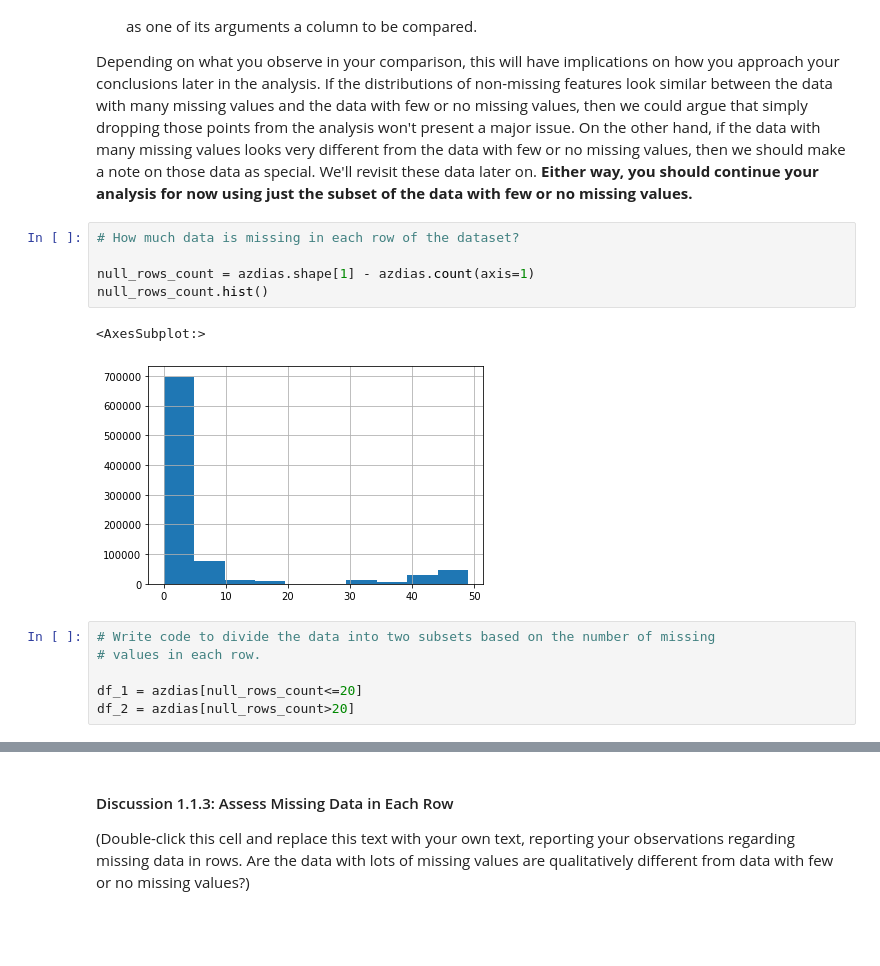
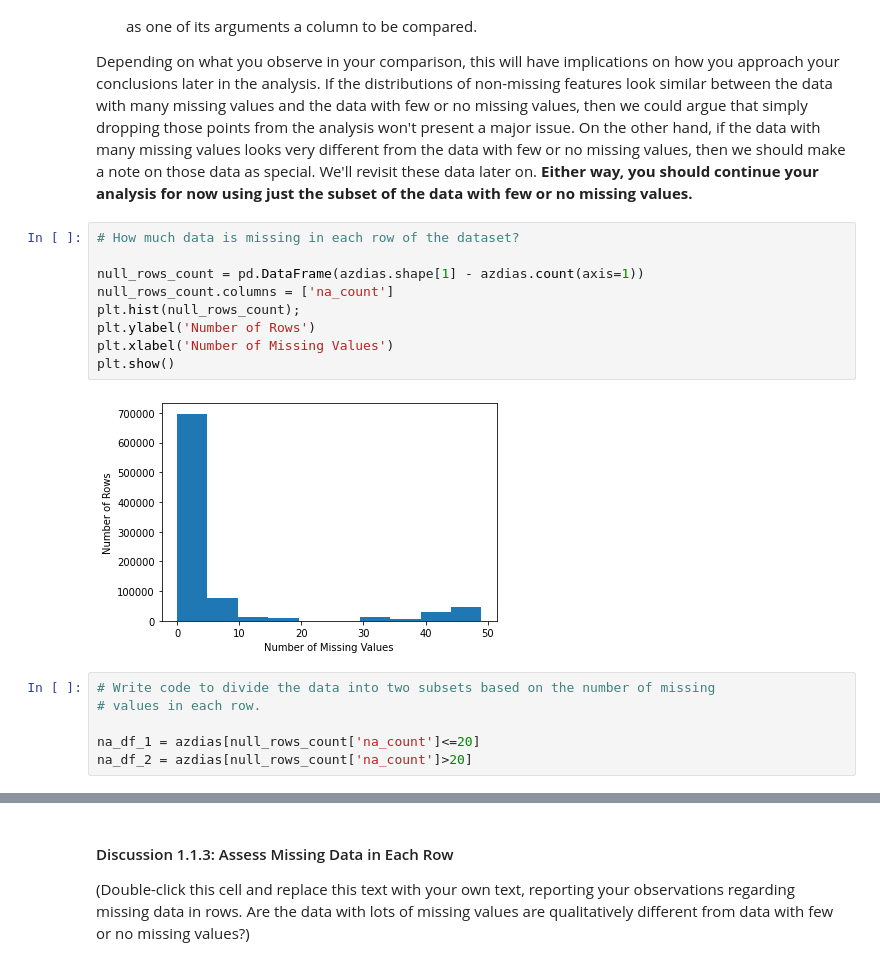
Before and after one commit to maleksaati/Identify_Customer_Segments, a Jupyter notebook: Identify_Customer_Segments.ipynb, the cells around one changed output, grey strips where cells are left out. Drawn from its saved outputs; the diff is of its cells as text; blank space fills up the shorter version.

```diff
--- a/Identify_Customer_Segments.ipynb
+++ b/Identify_Customer_Segments.ipynb
@@ -230,17 +230,20 @@ Depending on what you observe in your comparison, this will have implications on
 # %%
 # How much data is missing in each row of the dataset?
 
-null_rows_count = azdias.shape[1] - azdias.count(axis=1)
-null_rows_count.hist()
+null_rows_count = pd.DataFrame(azdias.shape[1] - azdias.count(axis=1))
+null_rows_count.columns = ['na_count']
+plt.hist(null_rows_count);
+plt.ylabel('Number of Rows')
+plt.xlabel('Number of Missing Values')
+plt.show()
 # %% [output]
-<AxesSubplot:>
-[figure, old version]
+[figure, new version]
 # %%
 # Write code to divide the data into two subsets based on the number of missing
 # values in each row.
 
-df_1 = azdias[null_rows_count<=20]
-df_2 = azdias[null_rows_count>20]
+na_df_1 = azdias[null_rows_count['na_count']<=20]
+na_df_2 = azdias[null_rows_count['na_count']>20]
 # %%
 # Compare the distribution of values for at least five columns where there are
 # no or few missing values, between the two subsets.
```
Also changed, not shown: parts of 2 cells of this notebook.
